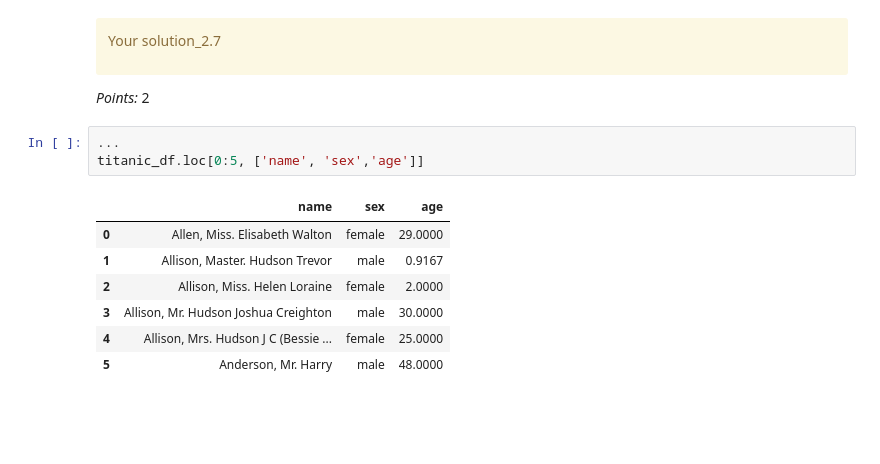
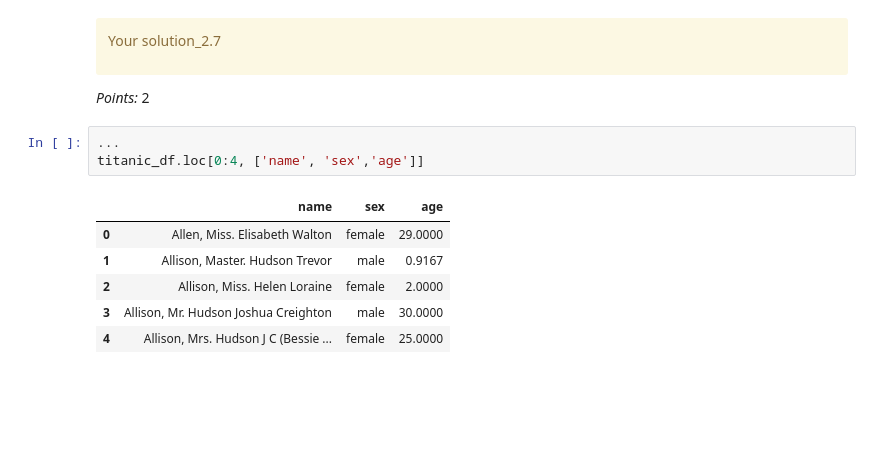
Before and after one commit to Zijing-Liu/cpsc330-2023W1, a Jupyter notebook: hw/hw1/hw1.ipynb, the cells around one changed output. Cells and saved outputs as stored; diff of their text form.

```diff
--- a/hw/hw1/hw1.ipynb
+++ b/hw/hw1/hw1.ipynb
@@ -357,15 +358,14 @@ Your solution_2.7
 _Points:_ 2
 # %%
 ...
-titanic_df.loc[0:5, ['name', 'sex','age']]
+titanic_df.loc[0:4, ['name', 'sex','age']]
 # %% [output]
 |  | name | sex | age |
 | 0 | Allen, Miss. Elisabeth Walton | female | 29.0000 |
 | 1 | Allison, Master. Hudson Trevor | male | 0.9167 |
 | 2 | Allison, Miss. Helen Loraine | female | 2.0000 |
 | 3 | Allison, Mr. Hudson Joshua Creighton | male | 30.0000 |
 | 4 | Allison, Mrs. Hudson J C (Bessie ... | female | 25.0000 |
-| 5 | Anderson, Mr. Harry | male | 48.0000 |
 # %% [markdown]
 <!-- END QUESTION -->
 
```
Also changed, not shown: parts of 8 cells of this notebook, 7 other files.
